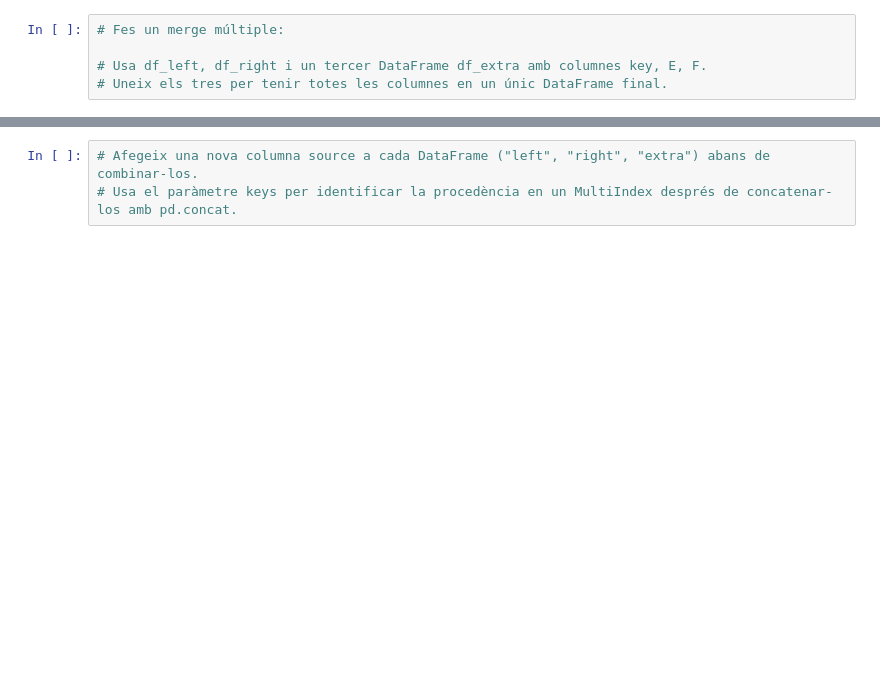
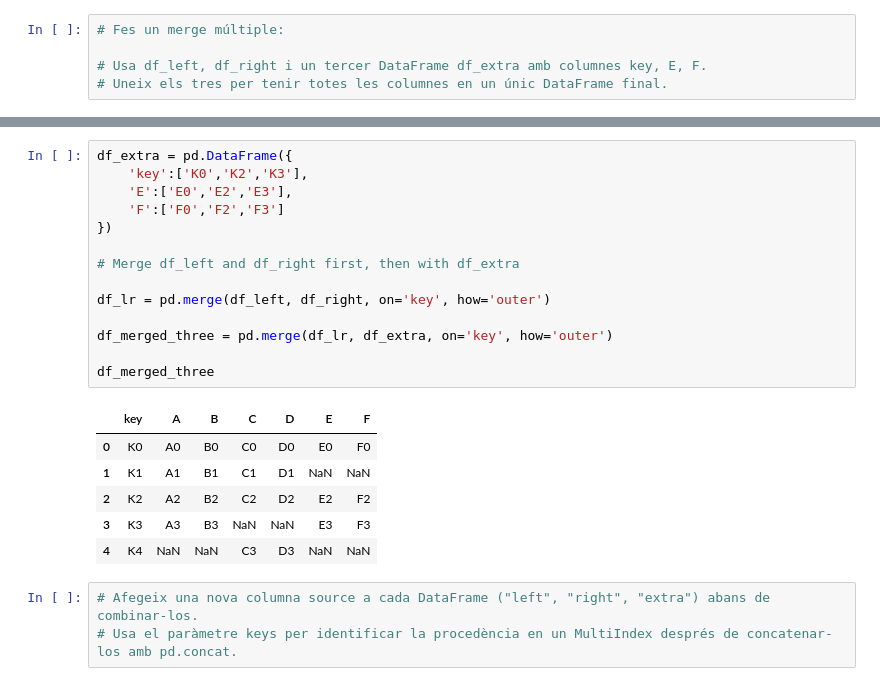
Before and after one commit to h3rm3x/DAM, a Jupyter notebook: Segundo/ERD/Ejercicios UD1/Ex1.9/Exercici 1.9 Manipulació de dades.ipynb, the cells around one changed output, grey strips where cells are left out. Saved outputs shown, nothing was run; the diff lists cells and outputs as text; blank space fills up the shorter version.

```diff
--- a/Segundo/ERD/Ejercicios UD1/Ex1.9/Exercici 1.9 Manipulació de dades.ipynb
+++ b/Segundo/ERD/Ejercicios UD1/Ex1.9/Exercici 1.9 Manipulació de dades.ipynb
@@ -112,3 +143,24 @@ Merge múltiple:
+# %%
+df_extra = pd.DataFrame({
+    'key':['K0','K2','K3'],
+    'E':['E0','E2','E3'],
+    'F':['F0','F2','F3']
+})
+
+# Merge df_left and df_right first, then with df_extra
+
+df_lr = pd.merge(df_left, df_right, on='key', how='outer')
+
+df_merged_three = pd.merge(df_lr, df_extra, on='key', how='outer')
+
+df_merged_three
+# %% [output]
+|  | key | A | B | C | D | E | F |
+| 0 | K0 | A0 | B0 | C0 | D0 | E0 | F0 |
+| 1 | K1 | A1 | B1 | C1 | D1 | NaN | NaN |
+| 2 | K2 | A2 | B2 | C2 | D2 | E2 | F2 |
+| 3 | K3 | A3 | B3 | NaN | NaN | E3 | F3 |
+| 4 | K4 | NaN | NaN | C3 | D3 | NaN | NaN |
 # %%
 # Afegeix una nova columna source a cada DataFrame ("left", "right", "extra") abans de combinar-los.
 # Usa el paràmetre keys per identificar la procedència en un MultiIndex després de concatenar-los amb pd.concat.
```
Also changed, not shown: parts of 17 cells of this notebook, 2 other files.
